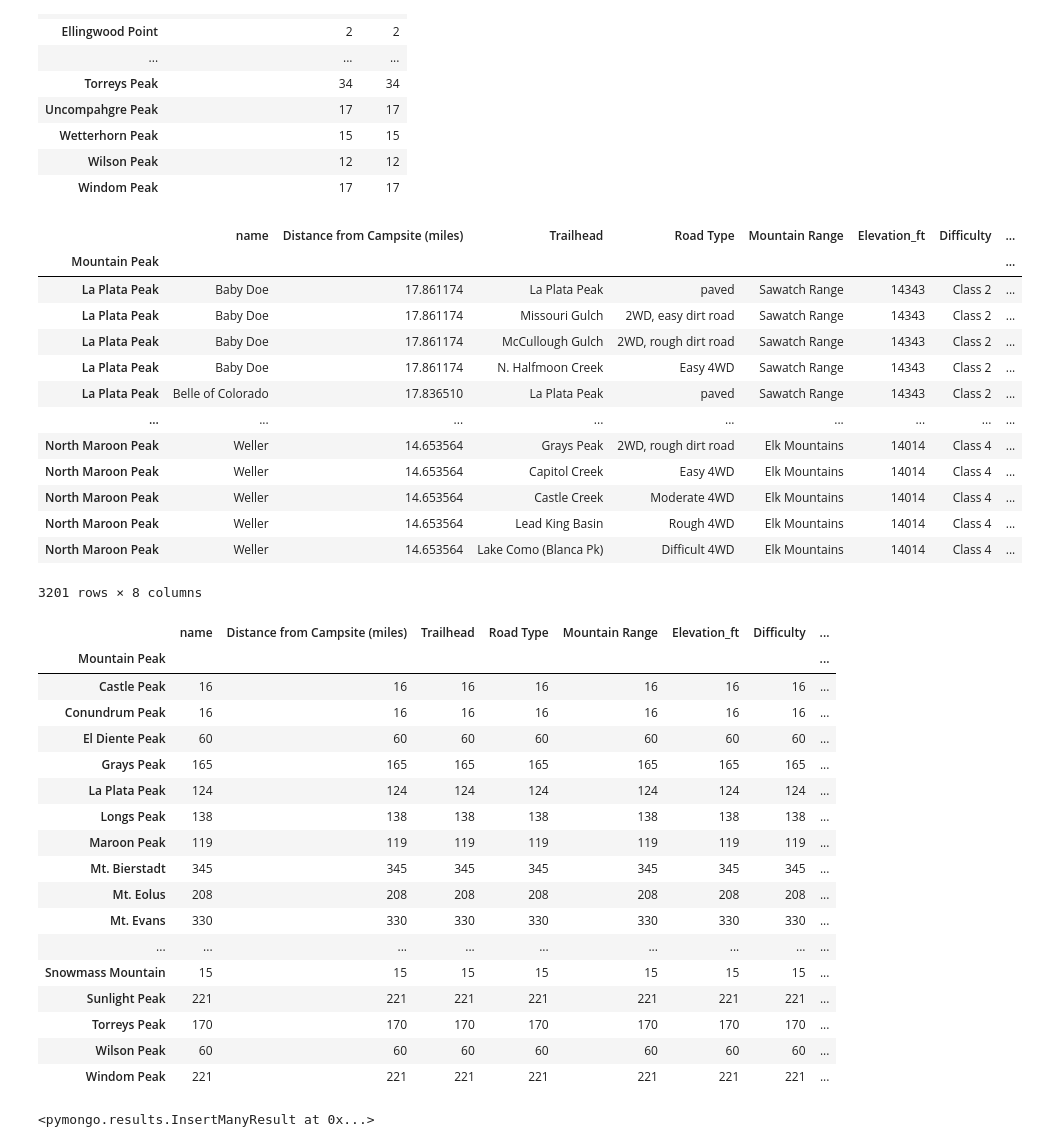
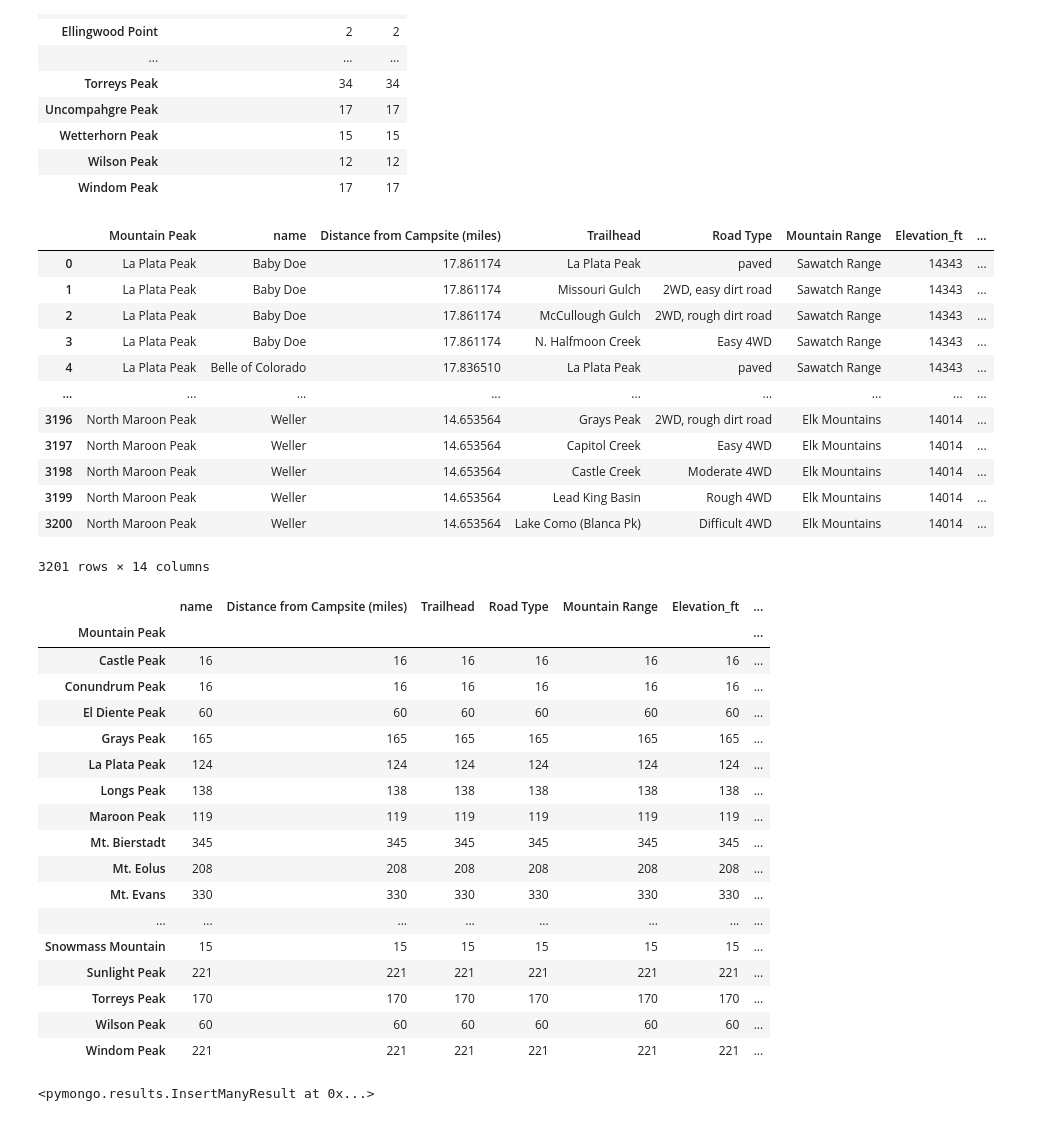
Before and after one commit to dalberghini/14er_project, a Jupyter notebook: 14ers_trailheads_campgrounds_new.ipynb, the cells around one changed output. Cells and saved outputs as stored; diff of their text form; code cells hidden in the pictures.

Commit message:
Corrected notebook with pymongo code, updated dataframe, and new screenshots of mongodb.

```diff
--- a/14ers_trailheads_campgrounds_new.ipynb
+++ b/14ers_trailheads_campgrounds_new.ipynb
@@ -371,7 +371,7 @@ co_example = co_camp
 distance_list = []
 mountain_list = []
 camp_list = []
-for l,m,n in zip(mountains["Mountain Peak"],mountains["Lat"],mountains["Long"]):
+for l,m,n in zip(mountains["Mountain Peak"],mountains["Peak Latitude"],mountains["Peak Longitude"]):
     lat1 = radians(m)
     lon1 = radians(n)
     for i, j, k in zip(co_example["Lat"],co_example["Long"], co_example["name"]):
@@ -440,46 +440,45 @@ distance_df = distance_df.rename(columns = ({"Mountains": "Mountain Peak"}))
 # %%
 first_merge = pd.merge(distance_df,mountains, on = "Mountain Peak")
 second_merge = pd.merge(first_merge, combined_df, on = "Mountain Peak")
-second_merge = second_merge.set_index("Mountain Peak")
-second_merge = second_merge[["name","Distance from Campsite (miles)","Trailhead", "Road Type","Mountain Range","Elevation_ft", "Difficulty","Mountain Range"]]
+#second_merge = second_merge.set_index("Mountain Peak")
+second_merge = second_merge[["Mountain Peak","name","Distance from Campsite (miles)","Trailhead", "Road Type","Mountain Range","Elevation_ft", "Peak Latitude", "Peak Longitude", "Standard Route","Standard Route Distance (miles)", "Elevation Gain_ft","Difficulty","Mountain Range"]]
 display(second_merge)
 # %% [output]
-|  | name | Distance from Campsite (miles) | Trailhead | Road Type | Mountain Range | Elevation_ft | Difficulty | ... |
-| Mountain Peak |  |  |  |  |  |  |  | ... |
-| La Plata Peak | Baby Doe | 17.861174 | La Plata Peak | paved | Sawatch Range | 14343 | Class 2 | ... |
-| La Plata Peak | Baby Doe | 17.861174 | Missouri Gulch | 2WD, easy dirt road | Sawatch Range | 14343 | Class 2 | ... |
-| La Plata Peak | Baby Doe | 17.861174 | McCullough Gulch | 2WD, rough dirt road | Sawatch Range | 14343 | Class 2 | ... |
-| La Plata Peak | Baby Doe | 17.861174 | N. Halfmoon Creek | Easy 4WD | Sawatch Range | 14343 | Class 2 | ... |
-| La Plata Peak | Belle of Colorado | 17.836510 | La Plata Peak | paved | Sawatch Range | 14343 | Class 2 | ... |
+|  | Mountain Peak | name | Distance from Campsite (miles) | Trailhead | Road Type | Mountain Range | Elevation_ft | ... |
+| 0 | La Plata Peak | Baby Doe | 17.861174 | La Plata Peak | paved | Sawatch Range | 14343 | ... |
+| 1 | La Plata Peak | Baby Doe | 17.861174 | Missouri Gulch | 2WD, easy dirt road | Sawatch Range | 14343 | ... |
+| 2 | La Plata Peak | Baby Doe | 17.861174 | McCullough Gulch | 2WD, rough dirt road | Sawatch Range | 14343 | ... |
+| 3 | La Plata Peak | Baby Doe | 17.861174 | N. Halfmoon Creek | Easy 4WD | Sawatch Range | 14343 | ... |
+| 4 | La Plata Peak | Belle of Colorado | 17.836510 | La Plata Peak | paved | Sawatch Range | 14343 | ... |
 | ... | ... | ... | ... | ... | ... | ... | ... | ... |
-| North Maroon Peak | Weller | 14.653564 | Grays Peak | 2WD, rough dirt road | Elk Mountains | 14014 | Class 4 | ... |
-| North Maroon Peak | Weller | 14.653564 | Capitol Creek | Easy 4WD | Elk Mountains | 14014 | Class 4 | ... |
-| North Maroon Peak | Weller | 14.653564 | Castle Creek | Moderate 4WD | Elk Mountains | 14014 | Class 4 | ... |
-| North Maroon Peak | Weller | 14.653564 | Lead King Basin | Rough 4WD | Elk Mountains | 14014 | Class 4 | ... |
-| North Maroon Peak | Weller | 14.653564 | Lake Como (Blanca Pk) | Difficult 4WD | Elk Mountains | 14014 | Class 4 | ... |
+| 3196 | North Maroon Peak | Weller | 14.653564 | Grays Peak | 2WD, rough dirt road | Elk Mountains | 14014 | ... |
+| 3197 | North Maroon Peak | Weller | 14.653564 | Capitol Creek | Easy 4WD | Elk Mountains | 14014 | ... |
+| 3198 | North Maroon Peak | Weller | 14.653564 | Castle Creek | Moderate 4WD | Elk Mountains | 14014 | ... |
+| 3199 | North Maroon Peak | Weller | 14.653564 | Lead King Basin | Rough 4WD | Elk Mountains | 14014 | ... |
+| 3200 | North Maroon Peak | Weller | 14.653564 | Lake Como (Blanca Pk) | Difficult 4WD | Elk Mountains | 14014 | ... |
-3201 rows × 8 columns
+3201 rows × 14 columns
 # %%
 grouped_df = second_merge.groupby("Mountain Peak")
 grouped_df.count()
 # %% [output]
-|  | name | Distance from Campsite (miles) | Trailhead | Road Type | Mountain Range | Elevation_ft | Difficulty | ... |
-| Mountain Peak |  |  |  |  |  |  |  | ... |
-| Castle Peak | 16 | 16 | 16 | 16 | 16 | 16 | 16 | ... |
-| Conundrum Peak | 16 | 16 | 16 | 16 | 16 | 16 | 16 | ... |
-| El Diente Peak | 60 | 60 | 60 | 60 | 60 | 60 | 60 | ... |
-| Grays Peak | 165 | 165 | 165 | 165 | 165 | 165 | 165 | ... |
-| La Plata Peak | 124 | 124 | 124 | 124 | 124 | 124 | 124 | ... |
-| Longs Peak | 138 | 138 | 138 | 138 | 138 | 138 | 138 | ... |
-| Maroon Peak | 119 | 119 | 119 | 119 | 119 | 119 | 119 | ... |
-| Mt. Bierstadt | 345 | 345 | 345 | 345 | 345 | 345 | 345 | ... |
-| Mt. Eolus | 208 | 208 | 208 | 208 | 208 | 208 | 208 | ... |
-| Mt. Evans | 330 | 330 | 330 | 330 | 330 | 330 | 330 | ... |
-| ... | ... | ... | ... | ... | ... | ... | ... | ... |
-| Snowmass Mountain | 15 | 15 | 15 | 15 | 15 | 15 | 15 | ... |
-| Sunlight Peak | 221 | 221 | 221 | 221 | 221 | 221 | 221 | ... |
-| Torreys Peak | 170 | 170 | 170 | 170 | 170 | 170 | 170 | ... |
-| Wilson Peak | 60 | 60 | 60 | 60 | 60 | 60 | 60 | ... |
-| Windom Peak | 221 | 221 | 221 | 221 | 221 | 221 | 221 | ... |
+|  | name | Distance from Campsite (miles) | Trailhead | Road Type | Mountain Range | Elevation_ft | ... |
+| Mountain Peak |  |  |  |  |  |  | ... |
+| Castle Peak | 16 | 16 | 16 | 16 | 16 | 16 | ... |
+| Conundrum Peak | 16 | 16 | 16 | 16 | 16 | 16 | ... |
+| El Diente Peak | 60 | 60 | 60 | 60 | 60 | 60 | ... |
+| Grays Peak | 165 | 165 | 165 | 165 | 165 | 165 | ... |
+| La Plata Peak | 124 | 124 | 124 | 124 | 124 | 124 | ... |
+| Longs Peak | 138 | 138 | 138 | 138 | 138 | 138 | ... |
+| Maroon Peak | 119 | 119 | 119 | 119 | 119 | 119 | ... |
+| Mt. Bierstadt | 345 | 345 | 345 | 345 | 345 | 345 | ... |
+| Mt. Eolus | 208 | 208 | 208 | 208 | 208 | 208 | ... |
+| Mt. Evans | 330 | 330 | 330 | 330 | 330 | 330 | ... |
+| ... | ... | ... | ... | ... | ... | ... | ... |
+| Snowmass Mountain | 15 | 15 | 15 | 15 | 15 | 15 | ... |
+| Sunlight Peak | 221 | 221 | 221 | 221 | 221 | 221 | ... |
+| Torreys Peak | 170 | 170 | 170 | 170 | 170 | 170 | ... |
+| Wilson Peak | 60 | 60 | 60 | 60 | 60 | 60 | ... |
+| Windom Peak | 221 | 221 | 221 | 221 | 221 | 221 | ... |
 # %%
 from pymongo import MongoClient
 # %%
```
Also changed, not shown: parts of 4 cells of this notebook, 7 other files.
